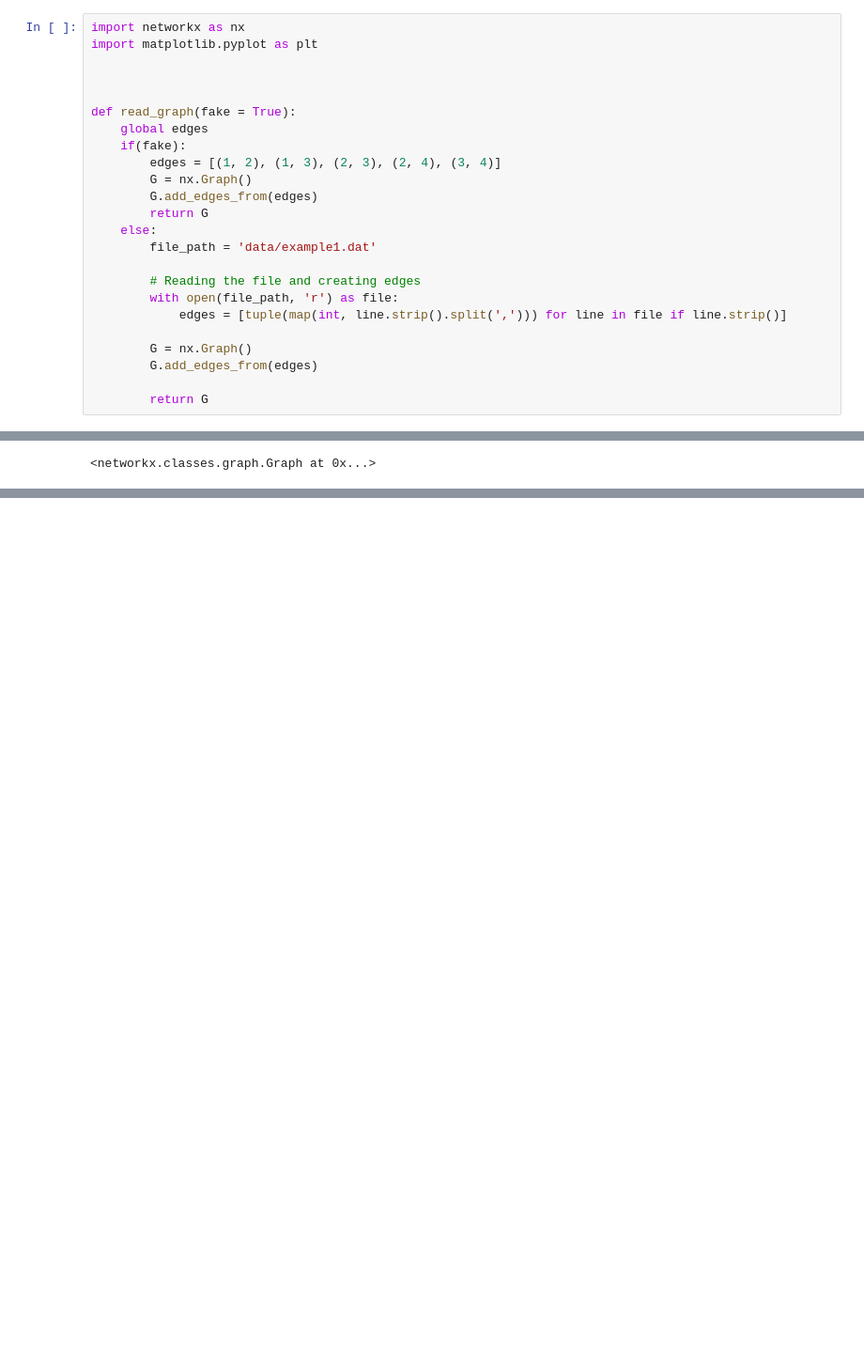
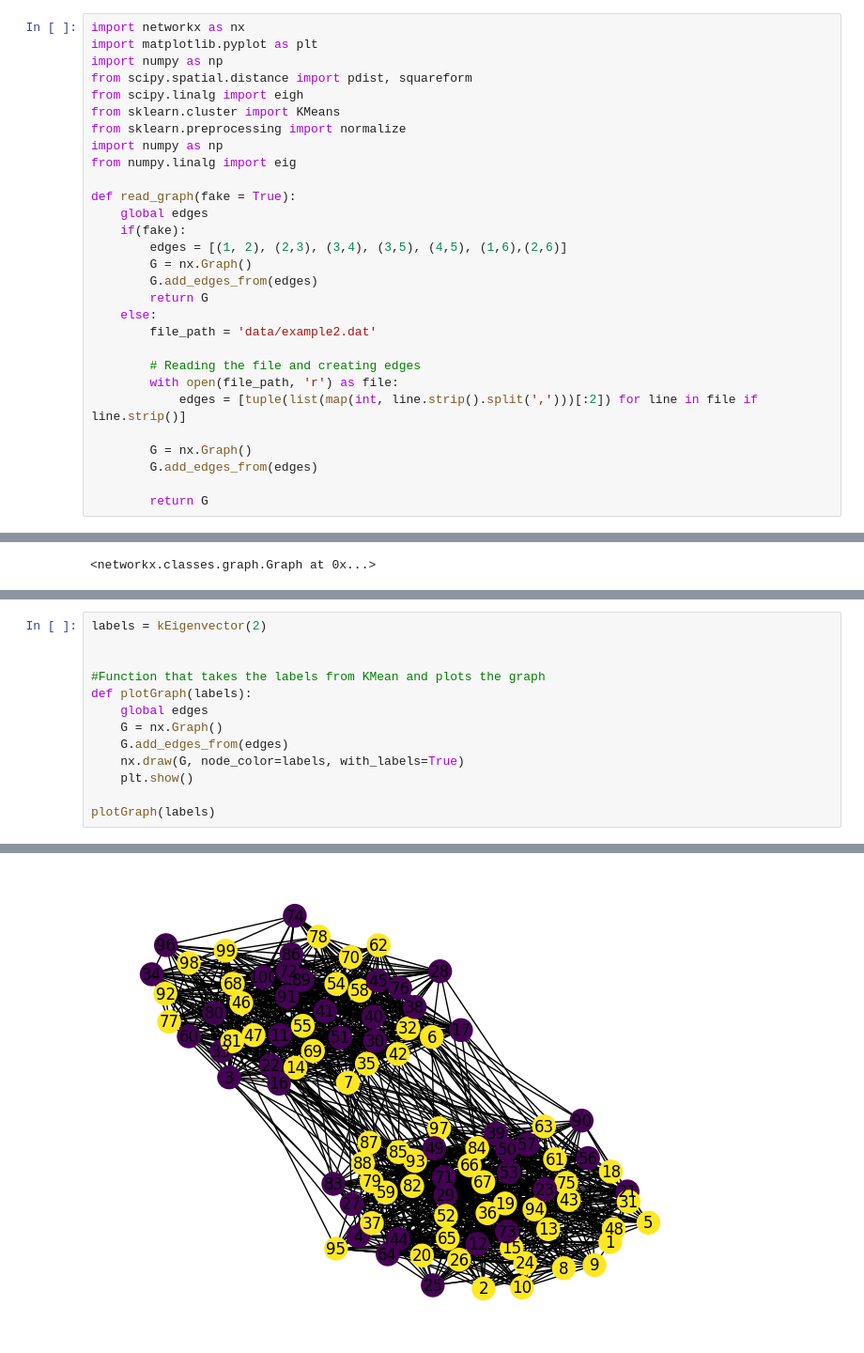
Before and after one commit to matteocirca/data-mining-course-kth-2023, a Jupyter notebook: hw4/hw4.ipynb, the cells around one changed output, grey strips where cells are left out. Shown: that part at 94% size. Cells and saved outputs as stored; diff of their text form; blank space fills up the shorter version.

```diff
--- a/hw4/hw4.ipynb
+++ b/hw4/hw4.ipynb
@@ -1,22 +1,27 @@
 # %%
 import networkx as nx
 import matplotlib.pyplot as plt
-
-
+import numpy as np
+from scipy.spatial.distance import pdist, squareform
+from scipy.linalg import eigh
+from sklearn.cluster import KMeans
+from sklearn.preprocessing import normalize
+import numpy as np
+from numpy.linalg import eig
 
 def read_graph(fake = True):
     global edges
     if(fake):
-        edges = [(1, 2), (1, 3), (2, 3), (2, 4), (3, 4)]
+        edges = [(1, 2), (2,3), (3,4), (3,5), (4,5), (1,6),(2,6)]
         G = nx.Graph()
         G.add_edges_from(edges)
         return G
     else:
-        file_path = 'data/example1.dat'
+        file_path = 'data/example2.dat'
 
         # Reading the file and creating edges
         with open(file_path, 'r') as file:
-            edges = [tuple(map(int, line.strip().split(','))) for line in file if line.strip()]
+            edges = [tuple(list(map(int, line.strip().split(',')))[:2]) for line in file if line.strip()]
 
         G = nx.Graph()
         G.add_edges_from(edges)
@@ -69,0 +109,14 @@ E-value: [ 1.00604828e+01  7.30763087e+00  6.00367943e+00  5.55345917e+00
+# %%
+labels = kEigenvector(2)
+
+
+#Function that takes the labels from KMean and plots the graph
+def plotGraph(labels):
+    global edges
+    G = nx.Graph()
+    G.add_edges_from(edges)
+    nx.draw(G, node_color=labels, with_labels=True)
+    plt.show()
+
+plotGraph(labels)
+# %% [output]
@@ -69,0 +140 @@ E-value: [ 1.00604828e+01  7.30763087e+00  6.00367943e+00  5.55345917e+00
+[figure, added]
```
Also changed, not shown: parts of 4 cells of this notebook.
